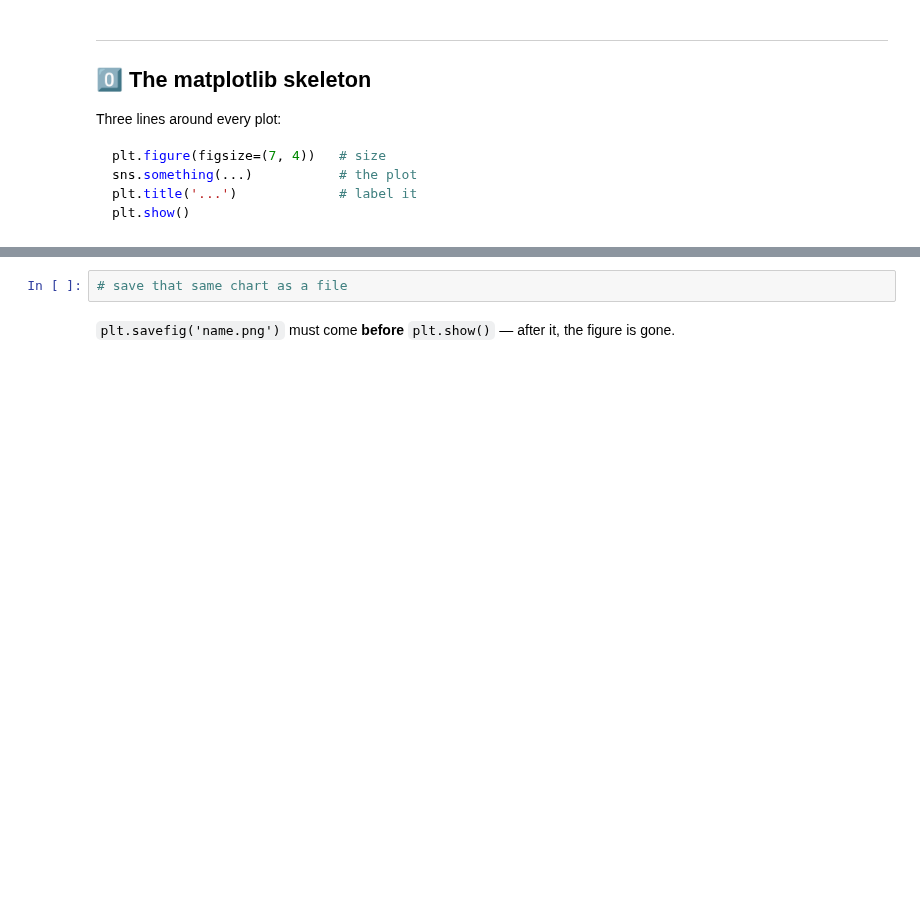
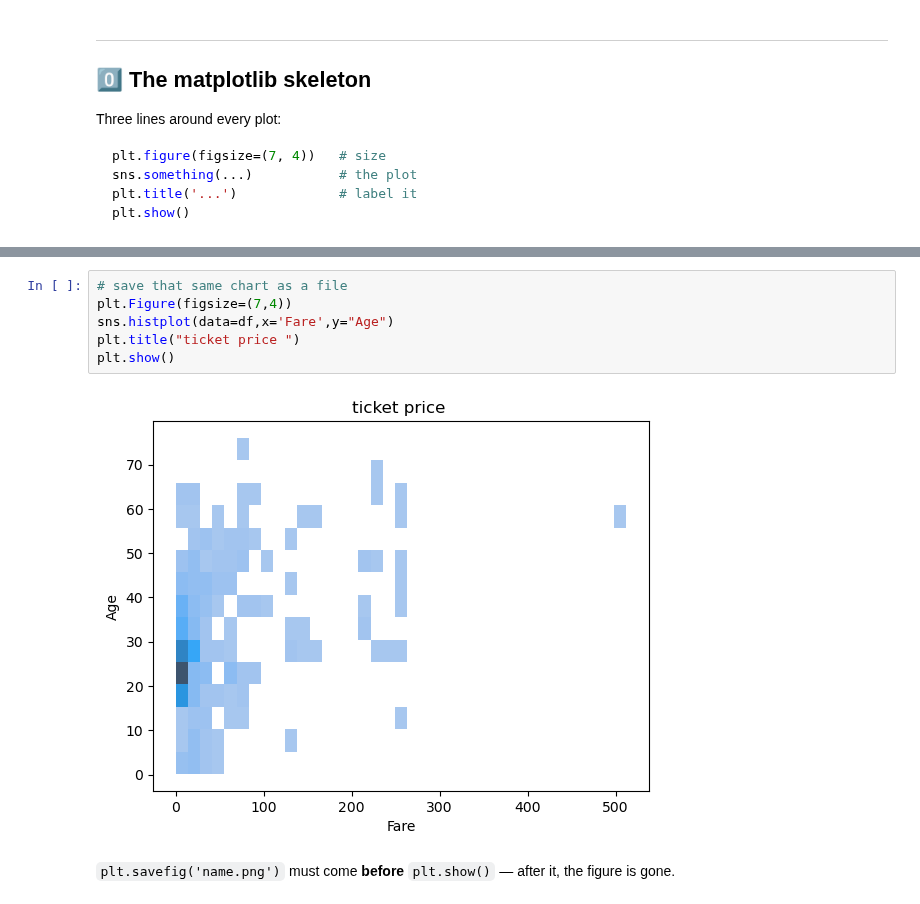
Before and after one commit to Ironankit525/sem_3_ML, a Jupyter notebook: class10/plotting_for_ml.ipynb, the cells around one changed output, grey strips where cells are left out. Drawn from its saved outputs; the diff is of its cells as text; blank space fills up the shorter version.

```diff
--- a/class10/plotting_for_ml.ipynb
+++ b/class10/plotting_for_ml.ipynb
@@ -69,5 +82,11 @@ plt.show()
 # %%
 # save that same chart as a file
+plt.Figure(figsize=(7,4))
+sns.histplot(data=df,x='Fare',y="Age")
+plt.title("ticket price ")
+plt.show()
+# %% [output]
+[figure, added]
 # %% [markdown]
 `plt.savefig('name.png')` must come **before** `plt.show()` — after it, the figure is gone.
 # %% [markdown]
```
Also changed, not shown: parts of 7 cells of this notebook.
